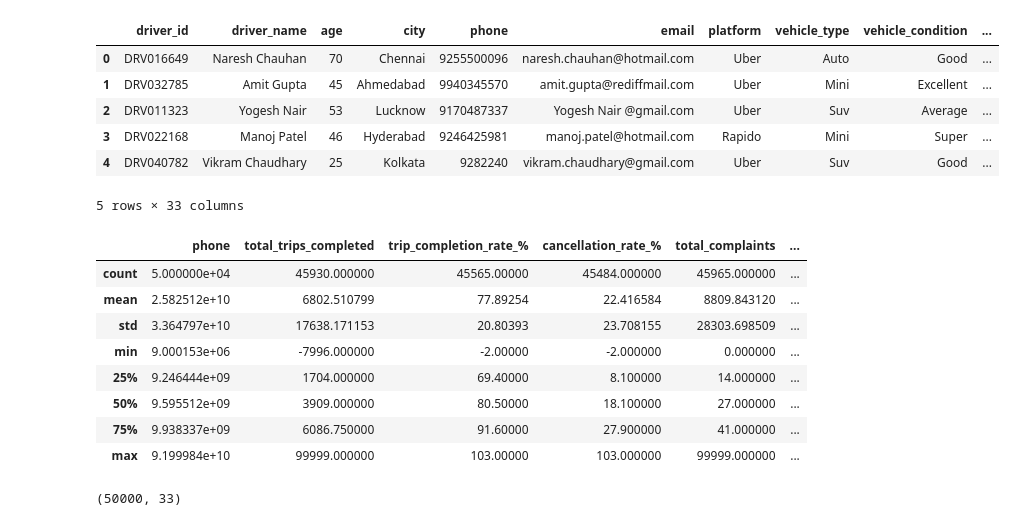
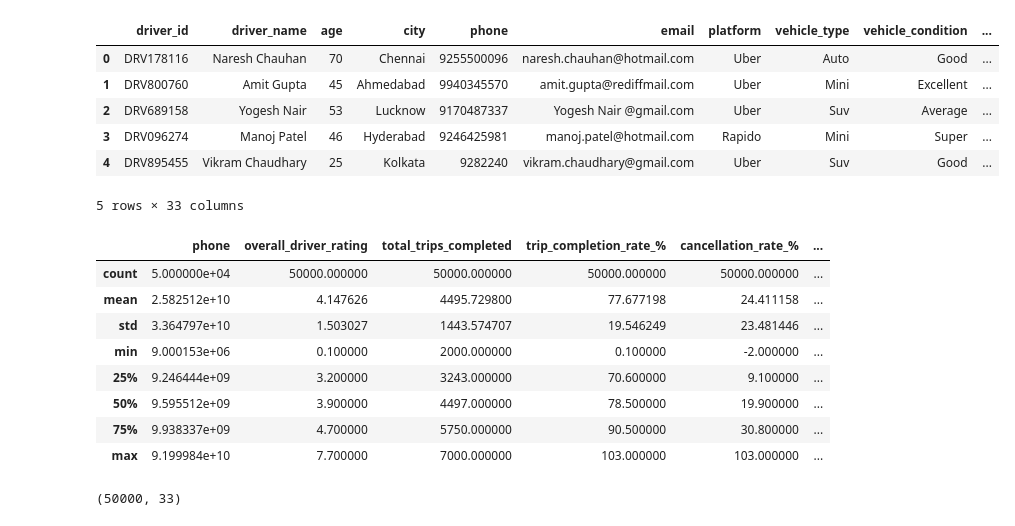
Before and after one commit to UgoChikezie2/Ugo_Chikezie_Project_Files, a Jupyter notebook: uber_rapido_driver_dirty.ipynb, the cells around one changed output. Saved outputs shown, nothing was run; the diff lists cells and outputs as text; code cells hidden in the pictures.

Commit message:
Uber Rapido Driver

```diff
--- a/uber_rapido_driver_dirty.ipynb
+++ b/uber_rapido_driver_dirty.ipynb
@@ -1,30 +1,30 @@
 # %%
 import pandas as pd
 
 #import matplotlib.pyplot as plt
 
-df = pd.read_csv("uber_rapido_driver_dirty.csv")
+df = pd.read_csv("uber_rapido_driver_cleaned.csv")
 df.head(5)
 # %% [output]
 |  | driver_id | driver_name | age | city | phone | email | platform | vehicle_type | vehicle_condition | ... |
-| 0 | DRV016649 | Naresh Chauhan | 70 | Chennai | 9255500096 | naresh.chauhan@hotmail.com | Uber | Auto | Good | ... |
-| 1 | DRV032785 | Amit Gupta | 45 | Ahmedabad | 9940345570 | amit.gupta@rediffmail.com | Uber | Mini | Excellent | ... |
-| 2 | DRV011323 | Yogesh Nair | 53 | Lucknow | 9170487337 | Yogesh Nair @gmail.com | Uber | Suv | Average | ... |
-| 3 | DRV022168 | Manoj Patel | 46 | Hyderabad | 9246425981 | manoj.patel@hotmail.com | Rapido | Mini | Super | ... |
-| 4 | DRV040782 | Vikram Chaudhary | 25 | Kolkata | 9282240 | vikram.chaudhary@gmail.com | Uber | Suv | Good | ... |
+| 0 | DRV178116 | Naresh Chauhan | 70 | Chennai | 9255500096 | naresh.chauhan@hotmail.com | Uber | Auto | Good | ... |
+| 1 | DRV800760 | Amit Gupta | 45 | Ahmedabad | 9940345570 | amit.gupta@rediffmail.com | Uber | Mini | Excellent | ... |
+| 2 | DRV689158 | Yogesh Nair | 53 | Lucknow | 9170487337 | Yogesh Nair @gmail.com | Uber | Suv | Average | ... |
+| 3 | DRV096274 | Manoj Patel | 46 | Hyderabad | 9246425981 | manoj.patel@hotmail.com | Rapido | Mini | Super | ... |
+| 4 | DRV895455 | Vikram Chaudhary | 25 | Kolkata | 9282240 | vikram.chaudhary@gmail.com | Uber | Suv | Good | ... |
 5 rows × 33 columns
 # %%
 df.describe()
 # %% [output]
-|  | phone | total_trips_completed | trip_completion_rate_% | cancellation_rate_% | total_complaints | ... |
-| count | 5.000000e+04 | 45930.000000 | 45565.00000 | 45484.000000 | 45965.000000 | ... |
-| mean | 2.582512e+10 | 6802.510799 | 77.89254 | 22.416584 | 8809.843120 | ... |
-| std | 3.364797e+10 | 17638.171153 | 20.80393 | 23.708155 | 28303.698509 | ... |
-| min | 9.000153e+06 | -7996.000000 | -2.00000 | -2.000000 | 0.000000 | ... |
-| 25% | 9.246444e+09 | 1704.000000 | 69.40000 | 8.100000 | 14.000000 | ... |
-| 50% | 9.595512e+09 | 3909.000000 | 80.50000 | 18.100000 | 27.000000 | ... |
-| 75% | 9.938337e+09 | 6086.750000 | 91.60000 | 27.900000 | 41.000000 | ... |
-| max | 9.199984e+10 | 99999.000000 | 103.00000 | 103.000000 | 99999.000000 | ... |
+|  | phone | overall_driver_rating | total_trips_completed | trip_completion_rate_% | cancellation_rate_% | ... |
+| count | 5.000000e+04 | 50000.000000 | 50000.000000 | 50000.000000 | 50000.000000 | ... |
+| mean | 2.582512e+10 | 4.147626 | 4495.729800 | 77.677198 | 24.411158 | ... |
+| std | 3.364797e+10 | 1.503027 | 1443.574707 | 19.546249 | 23.481446 | ... |
+| min | 9.000153e+06 | 0.100000 | 2000.000000 | 0.100000 | -2.000000 | ... |
+| 25% | 9.246444e+09 | 3.200000 | 3243.000000 | 70.600000 | 9.100000 | ... |
+| 50% | 9.595512e+09 | 3.900000 | 4497.000000 | 78.500000 | 19.900000 | ... |
+| 75% | 9.938337e+09 | 4.700000 | 5750.000000 | 90.500000 | 30.800000 | ... |
+| max | 9.199984e+10 | 7.700000 | 7000.000000 | 103.000000 | 103.000000 | ... |
 # %%
 df.shape
 # %% [output]
```
Also changed, not shown: parts of 42 cells of this notebook.
